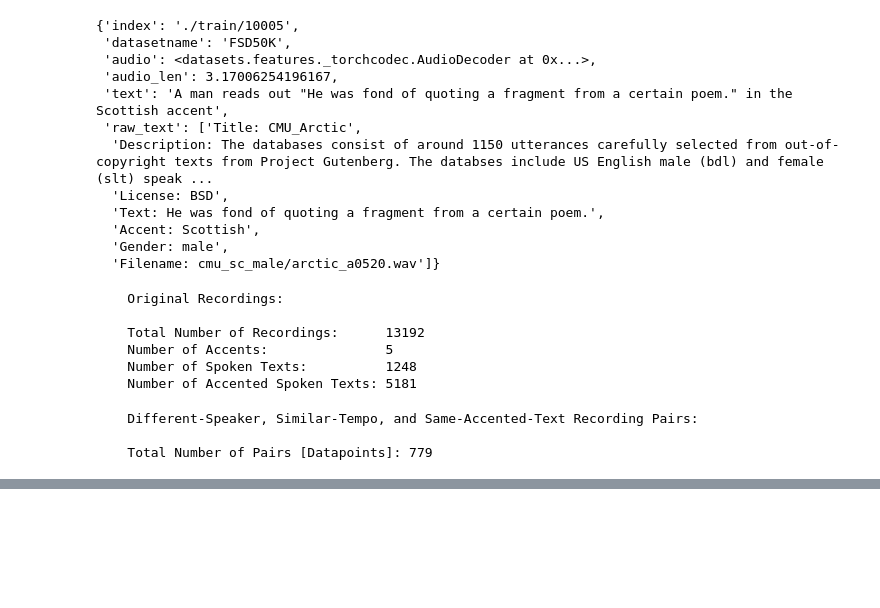
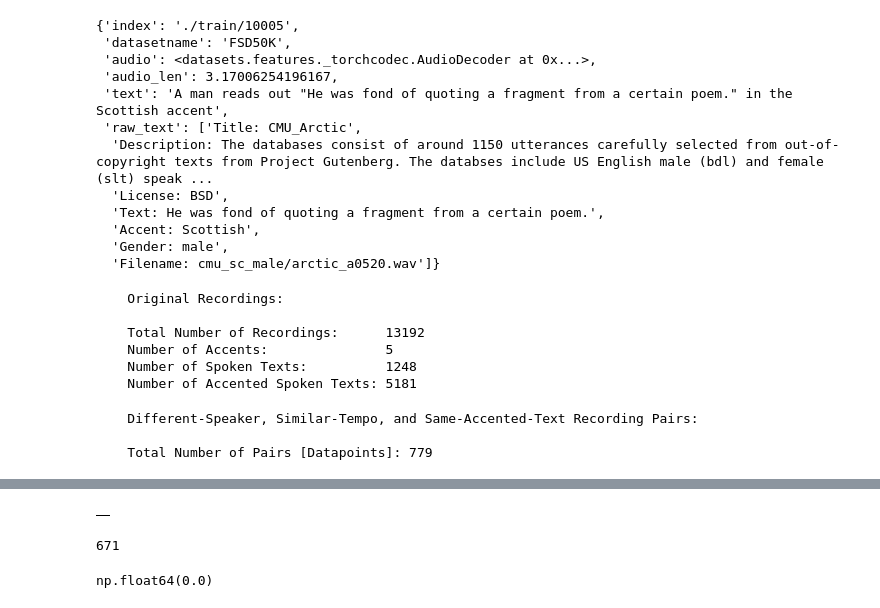
Before and after one commit to m-behery/disentanglement, a Jupyter notebook: notebook.ipynb, the cells around one changed output, grey strips where cells are left out. Saved outputs shown, nothing was run; the diff lists cells and outputs as text; code cells hidden in the pictures; blank space fills up the shorter version.

```diff
--- a/notebook.ipynb
+++ b/notebook.ipynb
@@ -550,39 +588,56 @@ plt.show()
 # %%
 import numpy as np
 
-def max_similarity_record(scale, a, t_kernel, similarity_matrix):
-    s_max = similarity_matrix.max()
-    i, j = next(zip(*torch.where(similarity_matrix == s_max)))
-    return { 'scale': round(scale, 2), 'a': a, 't_kernel': t_kernel, 'i': i.item(), 'j': j.item(), 'similarity': s_max.item() }
-
+def similarity_records(scale, a, t_kernel, similarity_matrix):
+    t_bins = similarity_matrix.shape[0]
+    i_indices = torch.arange(t_bins).unsqueeze(-1).expand(-1, t_bins).flatten().numpy()
+    j_indices = torch.arange(t_bins).unsqueeze(0).expand(t_bins, -1).flatten().numpy()
+    s_values = similarity_matrix.flatten().numpy()
+    tmp_df = pd.DataFrame(zip(i_indices, j_indices, s_values), columns=['i', 'j', 'similarity'])
+    tmp_df.insert(0, 't_kernel', t_kernel)
+    tmp_df.insert(0, 'a', a)
+    tmp_df.insert(0, 'scale', round(scale, 2))
+    return tmp_df
 
 def matching_frames(MFCC_bt, scale_range, t_kernel_range, t_stride=1):
-    records = []
-    for scale in scale_range:
-        scaled_a_MFCC_bt = scaler(MFCC_bt, scale, a=True)
-        if scaled_a_MFCC_bt is None:
-            continue
-        t_bins_a = scaled_a_MFCC_bt.shape[-1]
-        scaled_b_MFCC_bt = scaler(MFCC_bt, scale, a=False)
-        if scaled_b_MFCC_bt is None:
-            continue
-        t_bins_b = scaled_b_MFCC_bt.shape[-1]
-        for t_kernel in t_kernel_range:
-            if t_kernel < t_bins_a:
-                similarity_matrix = normed_similarity(scaled_a_MFCC_bt, t_kernel, t_stride)
-                records.append(max_similarity_record(scale, True, t_kernel, similarity_matrix))
-            if t_kernel < t_bins_b:
-                similarity_matrix = normed_similarity(scaled_b_MFCC_bt, t_kernel, t_stride)
-                records.append(max_similarity_record(scale, False, t_kernel, similarity_matrix))
+    scaler, all_records = CompositeScaler(), None
+    for t_kernel in t_kernel_range:
+        for scale in scale_range:
+            for a in range(2):
+
+                scaled_MFCC_bt = scaler(MFCC_bt, scale, a)
+                if (scaled_MFCC_bt is None) or (t_kernel >= scaled_MFCC_bt.shape[-1]):
+                    continue
+
+                similarity_matrix = cosine_similarity(scaled_MFCC_bt, t_kernel, t_stride)
+                records = similarity_records(scale, a, t_kernel, similarity_matrix)
+                i, j, scale = map(lambda k: record[k], ['i','j','scale'])
+
+                original_ij = scaler.original_indices(i+t_kernel, j+t_kernel, scale, a)
+                if all(map(lambda x: x < MFCC_bt.shape[-1], original_ij)):
+                    records.append(record)
 
     df  = pd.DataFrame.from_records(records)
-    df.insert(df.columns.tolist().index('similarity'), 'delta', abs(df['i'] - df['j']))
-    df = df.sort_values(by=['similarity', 'delta', 'scale'], ascending=[False, True, False])
+    if df.size:
+        df.insert(df.columns.tolist().index('similarity'), 'delta', abs(df['i'] - df['j']))
+        df = df.sort_values(by=['similarity', 'delta', 'scale'], ascending=[False, True, False])
 
     return df
+
 
 SCALE_RANGE    = np.arange(0.10, 1.00, 0.01)
 T_KERNEL_RANGE = np.arange(10, 100, 1)
 
 matching_records = matching_frames(MFCC_bt, SCALE_RANGE, T_KERNEL_RANGE)
-best_record      = matching_records.to_dict(orient='records')[0]
+matching_records.head()
+# %% [output]
+|  |
+# %%
+t_bins = MFCC_bt.shape[-1]
+t_bins
+# %% [output]
+671
+# %%
+(matching_records.apply(lambda row: pd.Series(scaler.original_indices(row['i']+row['t_kernel'], row['j']+row['t_kernel'], row['scale'], row['a']), index=['i','j']), axis=1) < t_bins).all(1).mean()
+# %% [output]
+np.float64(0.0)
```
Also changed, not shown: parts of 23 cells of this notebook.
